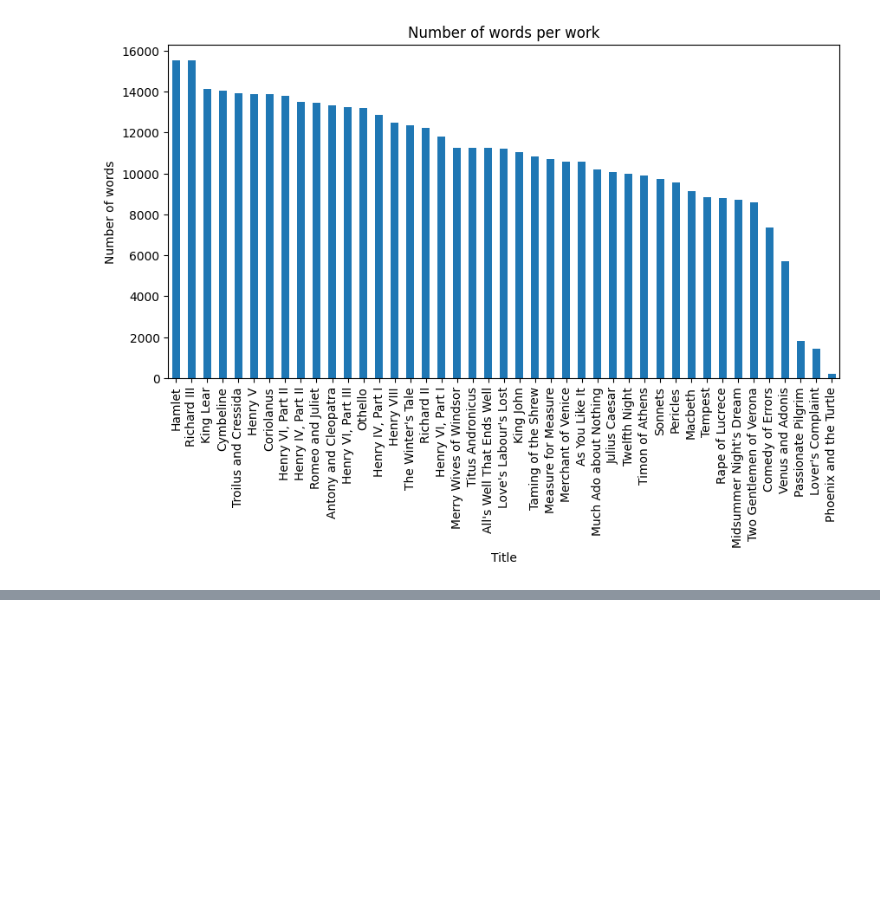
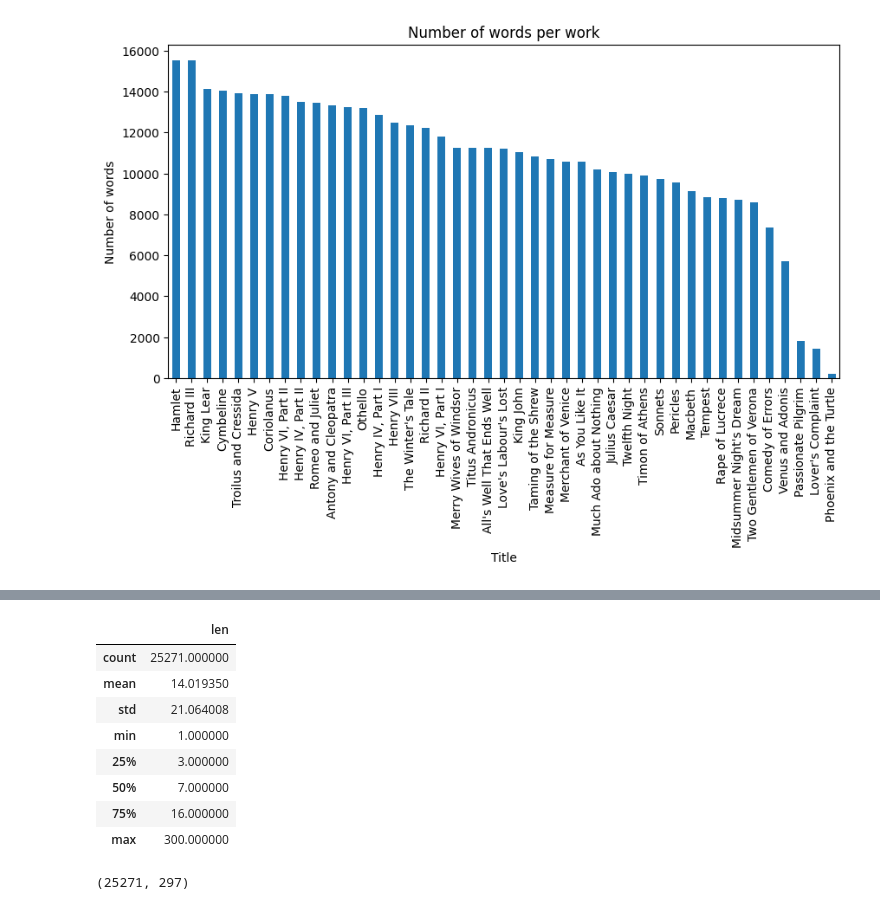
Before and after one commit to enzofali/intro-cd, a Jupyter notebook: Tarea_1/Tarea1_resolucion.ipynb, the cells around one changed output, grey strips where cells are left out. Cells and saved outputs as stored; diff of their text form; code cells hidden in the pictures; blank space fills up the shorter version.

```diff
--- a/Tarea_1/Tarea1_resolucion.ipynb
+++ b/Tarea_1/Tarea1_resolucion.ipynb
@@ -930,0 +1010,25 @@ plt.show()
+# %%
+# Exploring the length of the paragraphs
+df_par_char["len"] = df_par_char["WordList"].apply(len)
+df_par_char[["len"]].describe()
+# %% [output]
+|  | len |
+| count | 25271.000000 |
+| mean | 14.019350 |
+| std | 21.064008 |
+| min | 1.000000 |
+| 25% | 3.000000 |
+| 50% | 7.000000 |
+| 75% | 16.000000 |
+| max | 300.000000 |
+# %%
+from sklearn.preprocessing import OneHotEncoder
+import numpy as np
+
+enc = OneHotEncoder()
+enc.fit_transform(np.array(df_par_char['CharName']).reshape(-1, 1))
+encoded_labels = enc.transform(df_par_char[['CharName']]).toarray()
+# enc.get_feature_names_out(['CharName'])
+encoded_labels.shape
+# %% [output]
+(25271, 297)
```
Also changed, not shown: parts of 15 cells of this notebook, 3 other files.
